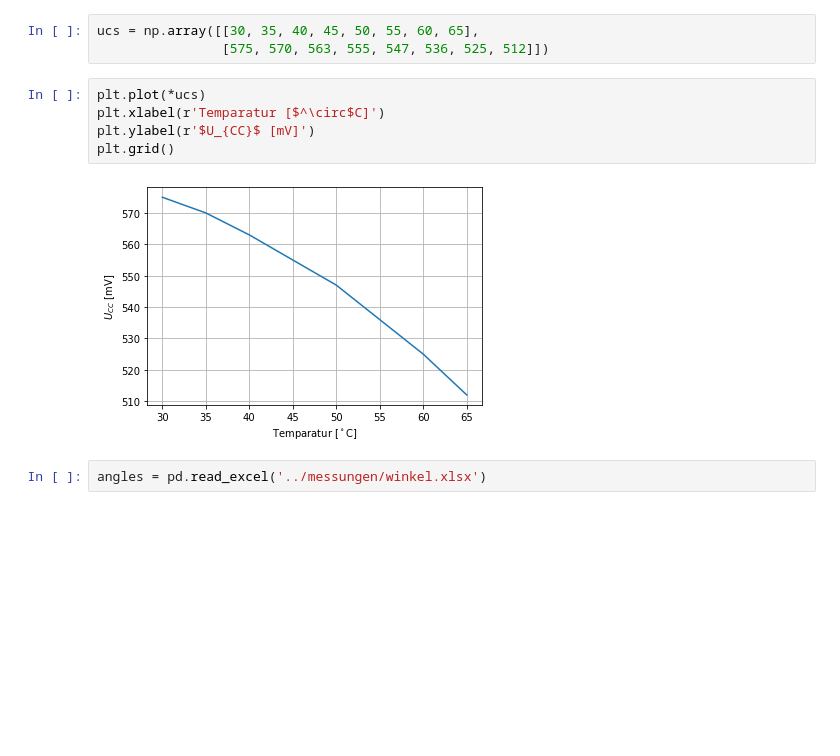
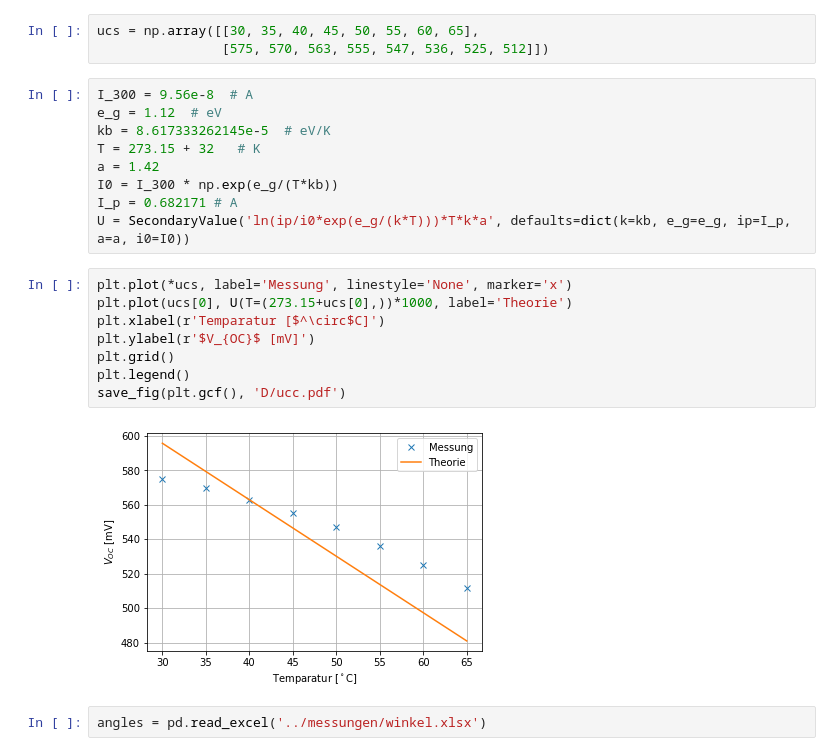
Before and after one commit to vale981/fpraktikum, a Jupyter notebook: SZ/auswertung/d.ipynb, the cells around one changed output. Cells and saved outputs as stored; diff of their text form; blank space fills up the shorter version.

```diff
--- a/SZ/auswertung/d.ipynb
+++ b/SZ/auswertung/d.ipynb
@@ -27,13 +27,25 @@ Name: j_c, dtype: float64
 # %%
 ucs = np.array([[30, 35, 40, 45, 50, 55, 60, 65],
                 [575, 570, 563, 555, 547, 536, 525, 512]])
+# %%
+I_300 = 9.56e-8  # A
+e_g = 1.12  # eV
+kb = 8.617333262145e-5  # eV/K
+T = 273.15 + 32   # K
+a = 1.42
+I0 = I_300 * np.exp(e_g/(T*kb))
+I_p = 0.682171 # A
+U = SecondaryValue('ln(ip/i0*exp(e_g/(k*T)))*T*k*a', defaults=dict(k=kb, e_g=e_g, ip=I_p, a=a, i0=I0))
 # %%
-plt.plot(*ucs)
+plt.plot(*ucs, label='Messung', linestyle='None', marker='x')
+plt.plot(ucs[0], U(T=(273.15+ucs[0],))*1000, label='Theorie')
 plt.xlabel(r'Temparatur [$^\circ$C]')
-plt.ylabel(r'$U_{CC}$ [mV]')
+plt.ylabel(r'$V_{OC}$ [mV]')
 plt.grid()
+plt.legend()
+save_fig(plt.gcf(), 'D/ucc.pdf')
 # %% [output]
-[figure, old version]
+[figure, new version]
 # %%
 angles = pd.read_excel('../messungen/winkel.xlsx')
 # %%
```
Also changed, not shown: parts of 3 cells of this notebook, 6 other files.
